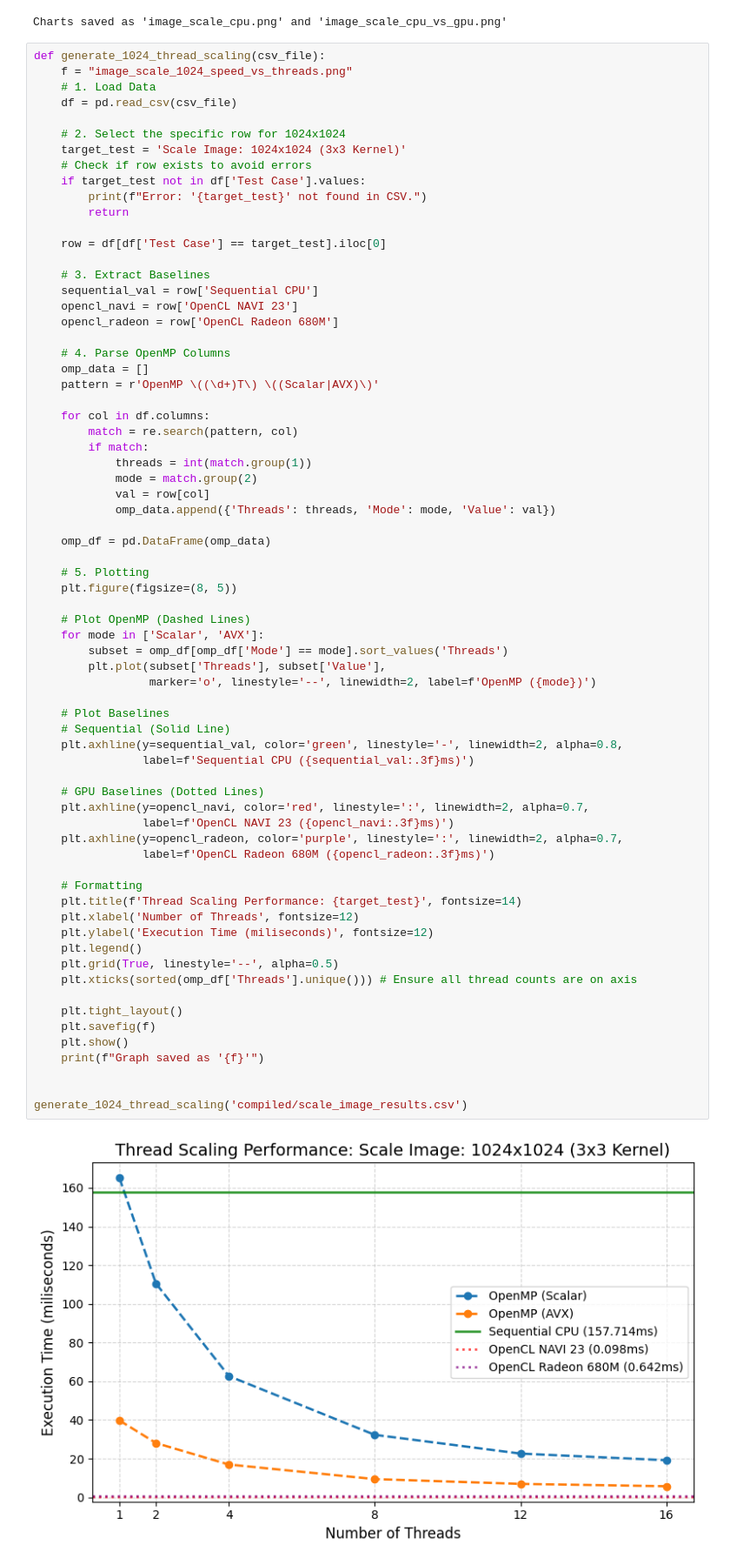
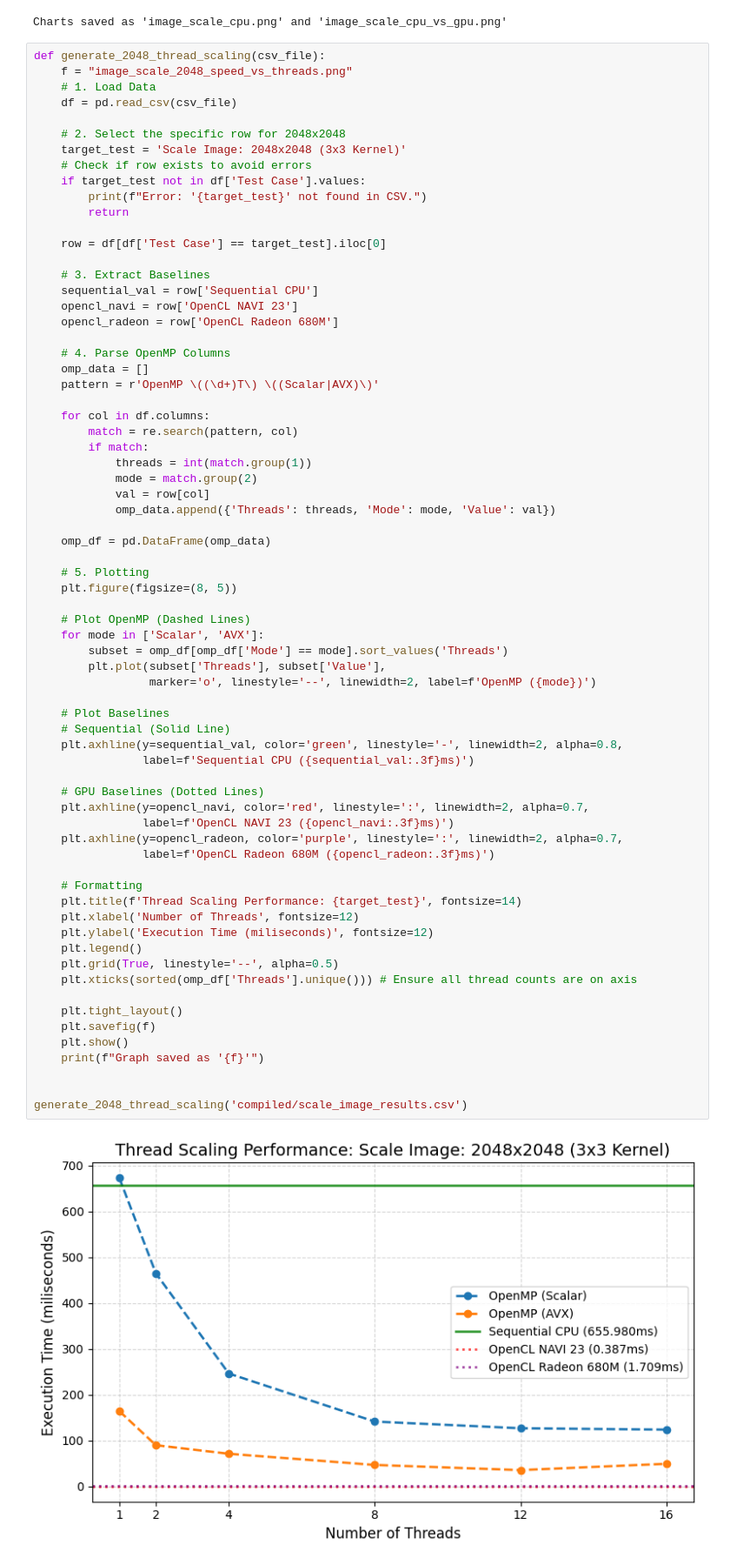
Before and after one commit to xhc12345/Fa25-Parallel-Algorithms-Term-Project, a Jupyter notebook: data/charts.ipynb, the cells around one changed output. Shown at 87% size. Drawn from its saved outputs; the diff is of its cells as text.

Commit message:
updated charts

```diff
--- a/data/charts.ipynb
+++ b/data/charts.ipynb
@@ -214,13 +214,13 @@ generate_scaling_graphs('compiled/scale_image_results.csv')
 [figure]
 Charts saved as 'image_scale_cpu.png' and 'image_scale_cpu_vs_gpu.png'
 # %%
-def generate_1024_thread_scaling(csv_file):
-    f = "image_scale_1024_speed_vs_threads.png"
+def generate_2048_thread_scaling(csv_file):
+    f = "image_scale_2048_speed_vs_threads.png"
     # 1. Load Data
     df = pd.read_csv(csv_file)
 
-    # 2. Select the specific row for 1024x1024
-    target_test = 'Scale Image: 1024x1024 (3x3 Kernel)'
+    # 2. Select the specific row for 2048x2048
+    target_test = 'Scale Image: 2048x2048 (3x3 Kernel)'
     # Check if row exists to avoid errors
     if target_test not in df['Test Case'].values:
         print(f"Error: '{target_test}' not found in CSV.")
@@ -255,32 +255,32 @@ def generate_1024_thread_scaling(csv_file):
         subset = omp_df[omp_df['Mode'] == mode].sort_values('Threads')
         plt.plot(subset['Threads'], subset['Value'],
                  marker='o', linestyle='--', linewidth=2, label=f'OpenMP ({mode})')
 
     # Plot Baselines
     # Sequential (Solid Line)
     plt.axhline(y=sequential_val, color='green', linestyle='-', linewidth=2, alpha=0.8,
                 label=f'Sequential CPU ({sequential_val:.3f}ms)')
 
     # GPU Baselines (Dotted Lines)
     plt.axhline(y=opencl_navi, color='red', linestyle=':', linewidth=2, alpha=0.7,
                 label=f'OpenCL NAVI 23 ({opencl_navi:.3f}ms)')
     plt.axhline(y=opencl_radeon, color='purple', linestyle=':', linewidth=2, alpha=0.7,
                 label=f'OpenCL Radeon 680M ({opencl_radeon:.3f}ms)')
 
     # Formatting
     plt.title(f'Thread Scaling Performance: {target_test}', fontsize=14)
     plt.xlabel('Number of Threads', fontsize=12)
     plt.ylabel('Execution Time (miliseconds)', fontsize=12)
     plt.legend()
     plt.grid(True, linestyle='--', alpha=0.5)
     plt.xticks(sorted(omp_df['Threads'].unique())) # Ensure all thread counts are on axis
 
     plt.tight_layout()
     plt.savefig(f)
     plt.show()
     print(f"Graph saved as '{f}'")
 
 
-generate_1024_thread_scaling('compiled/scale_image_results.csv')
+generate_2048_thread_scaling('compiled/scale_image_results.csv')
 # %% [output]
-[figure, old version]
+[figure, new version]
```
Also changed, not shown: parts of 1 cell of this notebook, 1 other file.
